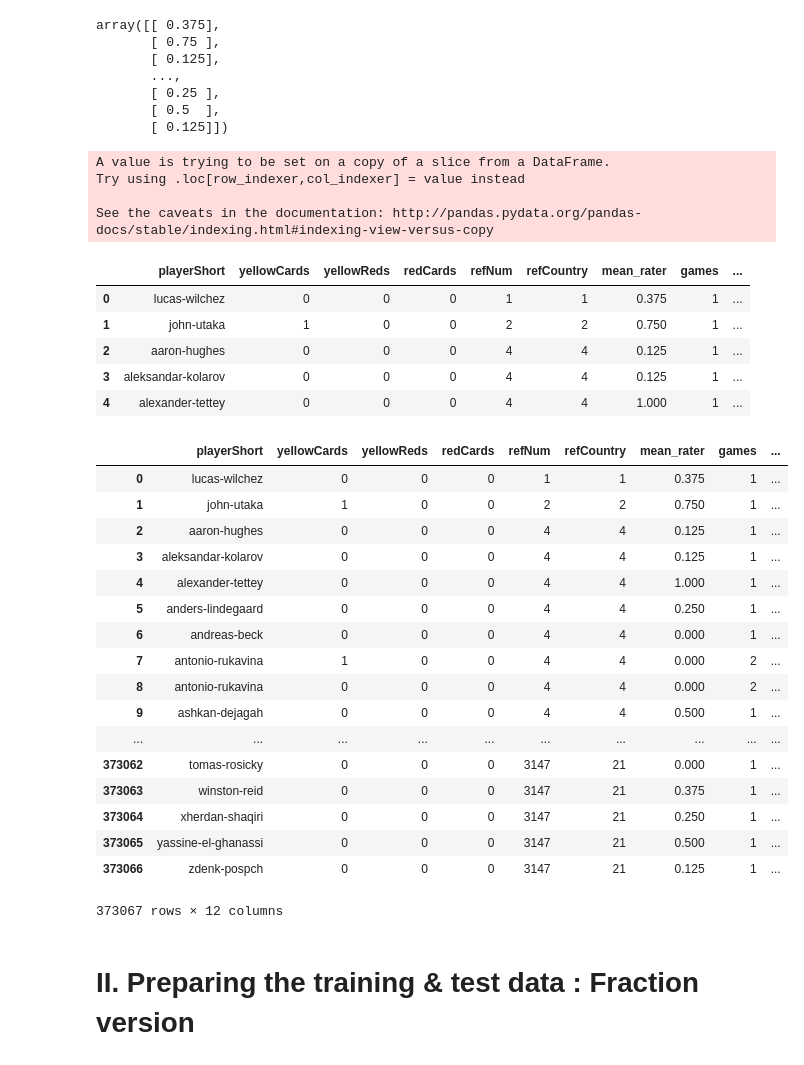
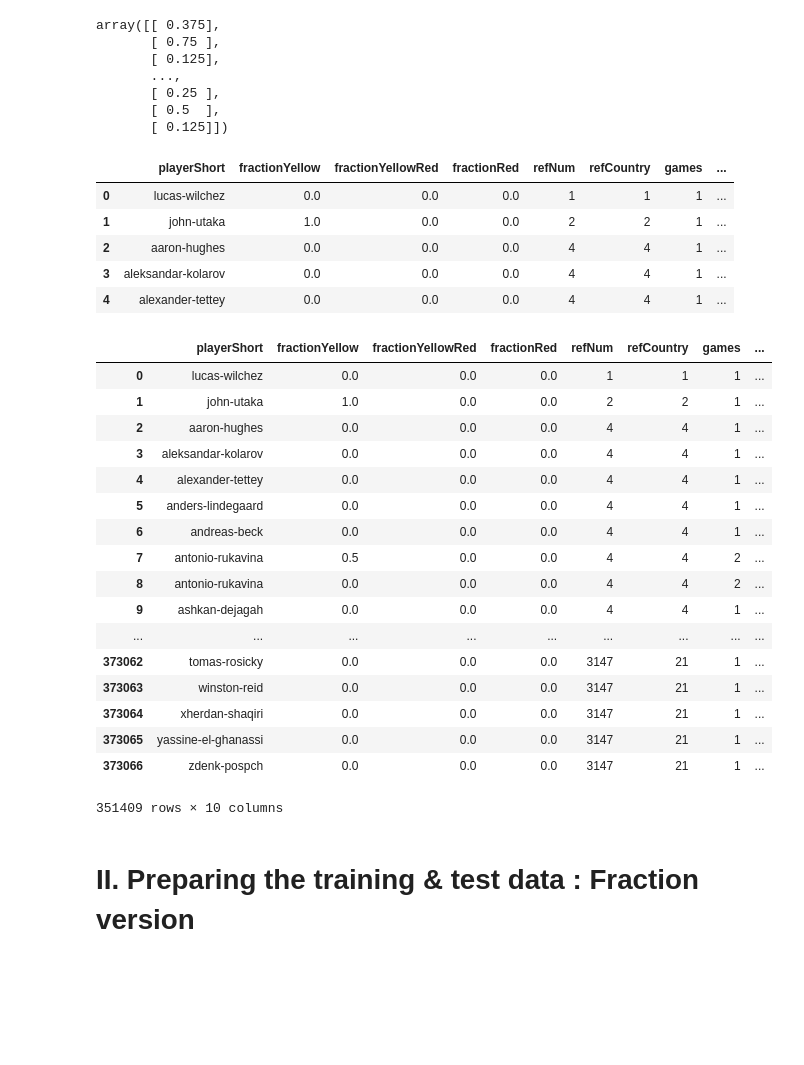
Before and after one commit to Merinorus/adaisawesome, a Jupyter notebook: Homework/04 - Applied ML/Homework04_Referees_teamawesome-Catarina.ipynb, the cells around one changed output. Drawn from its saved outputs; the diff is of its cells as text; code cells hidden in the pictures; blank space fills up the shorter version.

```diff
--- a/Homework/04 - Applied ML/Homework04_Referees_teamawesome-Catarina.ipynb
+++ b/Homework/04 - Applied ML/Homework04_Referees_teamawesome-Catarina.ipynb
@@ -197,0 +213,6 @@ See the caveats in the documentation: http://pandas.pydata.org/pandas-docs/stabl
+# %%
+allpositions = (Data_Simple2['position'])
+unique_pos = set(allpositions)
+unique_pos_list = list(unique_pos)
+
+unique_pos_list
@@ -197,0 +284,5 @@ See the caveats in the documentation: http://pandas.pydata.org/pandas-docs/stabl
+# %%
+Data_Simple2['position_proxy'] = position_proxy
+Data_Simple3 = Data_Simple2[['playerShort', 'fractionYellow', 'fractionYellowRed', 'fractionRed',
+                              'refNum', 'refCountry', 'games', 'position_proxy', 'mean_rater']]
+Data_Simple3.head()
@@ -198,6 +301,6 @@ See the caveats in the documentation: http://pandas.pydata.org/pandas-docs/stabl
 # %%
 colRate = ['mean_rater']
-Col_Rating = Data_Simple1[colRate].values
+Col_Rating = Data_Simple3[colRate].values
 Ratings_Scale = [];
 Col_Rating
 # %% [output]
@@ -255,45 +358,42 @@ for i in range (0,A):
     else:
         Ratings_Scale.append(99);
 
-Data_Simple1['raterScale'] = Ratings_Scale
-Data_Simple1.head()
+Data_Simple3['raterScale'] = Ratings_Scale
+Data_Simple3.head()
 
 ## Some of the values in trainRes_1 are larger than one! We must delete them from the simple data set to avoid errors in the training process.
 # %% [output]
-A value is trying to be set on a copy of a slice from a DataFrame.
-Try using .loc[row_indexer,col_indexer] = value instead
-
-See the caveats in the documentation: http://pandas.pydata.org/pandas-docs/stable/indexing.html#indexing-view-versus-copy
-|  | playerShort | yellowCards | yellowReds | redCards | refNum | refCountry | mean_rater | games | ... |
-| 0 | lucas-wilchez | 0 | 0 | 0 | 1 | 1 | 0.375 | 1 | ... |
-| 1 | john-utaka | 1 | 0 | 0 | 2 | 2 | 0.750 | 1 | ... |
-| 2 | aaron-hughes | 0 | 0 | 0 | 4 | 4 | 0.125 | 1 | ... |
-| 3 | aleksandar-kolarov | 0 | 0 | 0 | 4 | 4 | 0.125 | 1 | ... |
-| 4 | alexander-tettey | 0 | 0 | 0 | 4 | 4 | 1.000 | 1 | ... |
+|  | playerShort | fractionYellow | fractionYellowRed | fractionRed | refNum | refCountry | games | ... |
+| 0 | lucas-wilchez | 0.0 | 0.0 | 0.0 | 1 | 1 | 1 | ... |
+| 1 | john-utaka | 1.0 | 0.0 | 0.0 | 2 | 2 | 1 | ... |
+| 2 | aaron-hughes | 0.0 | 0.0 | 0.0 | 4 | 4 | 1 | ... |
+| 3 | aleksandar-kolarov | 0.0 | 0.0 | 0.0 | 4 | 4 | 1 | ... |
+| 4 | alexander-tettey | 0.0 | 0.0 | 0.0 | 4 | 4 | 1 | ... |
 # %%
 # drop values on scale which are equal to 99
-Data_Simple2 = Data_Simple1[Data_Simple1.raterScale != 99]
-Data_Simple2.dropna(axis=0)
-Data_Simple2
+Data_Simple4 = Data_Simple3[Data_Simple3.raterScale != 99]
+Data_Simple5 = Data_Simple4[Data_Simple4.position_proxy != 99]
+Data_Simple5.dropna(axis=0)
+Data_Simple5
 # %% [output]
-|  | playerShort | yellowCards | yellowReds | redCards | refNum | refCountry | mean_rater | games | ... |
-| 0 | lucas-wilchez | 0 | 0 | 0 | 1 | 1 | 0.375 | 1 | ... |
-| 1 | john-utaka | 1 | 0 | 0 | 2 | 2 | 0.750 | 1 | ... |
-| 2 | aaron-hughes | 0 | 0 | 0 | 4 | 4 | 0.125 | 1 | ... |
-| 3 | aleksandar-kolarov | 0 | 0 | 0 | 4 | 4 | 0.125 | 1 | ... |
-| 4 | alexander-tettey | 0 | 0 | 0 | 4 | 4 | 1.000 | 1 | ... |
-| 5 | anders-lindegaard | 0 | 0 | 0 | 4 | 4 | 0.250 | 1 | ... |
-| 6 | andreas-beck | 0 | 0 | 0 | 4 | 4 | 0.000 | 1 | ... |
-| 7 | antonio-rukavina | 1 | 0 | 0 | 4 | 4 | 0.000 | 2 | ... |
-| 8 | antonio-rukavina | 0 | 0 | 0 | 4 | 4 | 0.000 | 2 | ... |
-| 9 | ashkan-dejagah | 0 | 0 | 0 | 4 | 4 | 0.500 | 1 | ... |
-| ... | ... | ... | ... | ... | ... | ... | ... | ... | ... |
-| 373062 | tomas-rosicky | 0 | 0 | 0 | 3147 | 21 | 0.000 | 1 | ... |
-| 373063 | winston-reid | 0 | 0 | 0 | 3147 | 21 | 0.375 | 1 | ... |
-| 373064 | xherdan-shaqiri | 0 | 0 | 0 | 3147 | 21 | 0.250 | 1 | ... |
-| 373065 | yassine-el-ghanassi | 0 | 0 | 0 | 3147 | 21 | 0.500 | 1 | ... |
-| 373066 | zdenk-pospch | 0 | 0 | 0 | 3147 | 21 | 0.125 | 1 | ... |
+|  | playerShort | fractionYellow | fractionYellowRed | fractionRed | refNum | refCountry | games | ... |
+| 0 | lucas-wilchez | 0.0 | 0.0 | 0.0 | 1 | 1 | 1 | ... |
+| 1 | john-utaka | 1.0 | 0.0 | 0.0 | 2 | 2 | 1 | ... |
+| 2 | aaron-hughes | 0.0 | 0.0 | 0.0 | 4 | 4 | 1 | ... |
+| 3 | aleksandar-kolarov | 0.0 | 0.0 | 0.0 | 4 | 4 | 1 | ... |
+| 4 | alexander-tettey | 0.0 | 0.0 | 0.0 | 4 | 4 | 1 | ... |
+| 5 | anders-lindegaard | 0.0 | 0.0 | 0.0 | 4 | 4 | 1 | ... |
+| 6 | andreas-beck | 0.0 | 0.0 | 0.0 | 4 | 4 | 1 | ... |
+| 7 | antonio-rukavina | 0.5 | 0.0 | 0.0 | 4 | 4 | 2 | ... |
+| 8 | antonio-rukavina | 0.0 | 0.0 | 0.0 | 4 | 4 | 2 | ... |
+| 9 | ashkan-dejagah | 0.0 | 0.0 | 0.0 | 4 | 4 | 1 | ... |
+| ... | ... | ... | ... | ... | ... | ... | ... | ... |
+| 373062 | tomas-rosicky | 0.0 | 0.0 | 0.0 | 3147 | 21 | 1 | ... |
+| 373063 | winston-reid | 0.0 | 0.0 | 0.0 | 3147 | 21 | 1 | ... |
+| 373064 | xherdan-shaqiri | 0.0 | 0.0 | 0.0 | 3147 | 21 | 1 | ... |
+| 373065 | yassine-el-ghanassi | 0.0 | 0.0 | 0.0 | 3147 | 21 | 1 | ... |
+| 373066 | zdenk-pospch | 0.0 | 0.0 | 0.0 | 3147 | 21 | 1 | ... |
-373067 rows × 12 columns
+351409 rows × 10 columns
 # %% [markdown]
 # II. Preparing the training & test data : Fraction version
 # %% [markdown]
```
Also changed, not shown: parts of 31 cells of this notebook, 2 other files.
